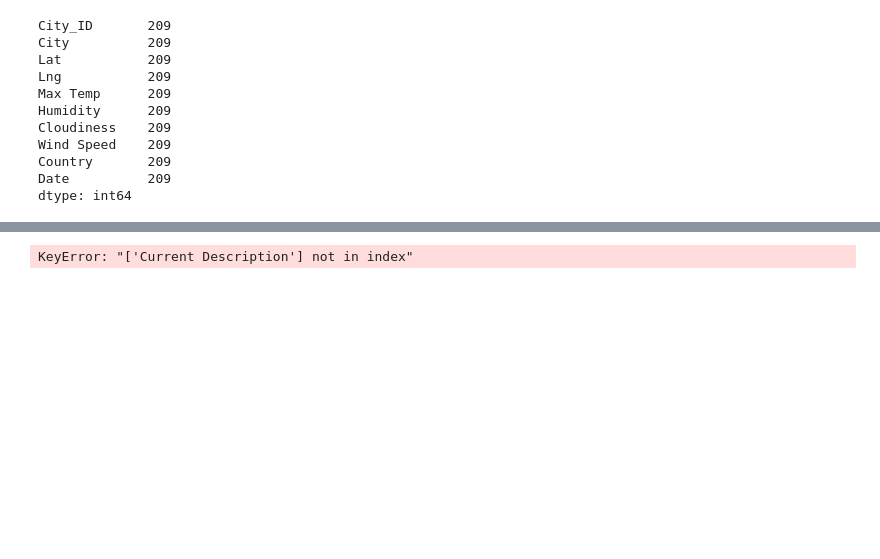
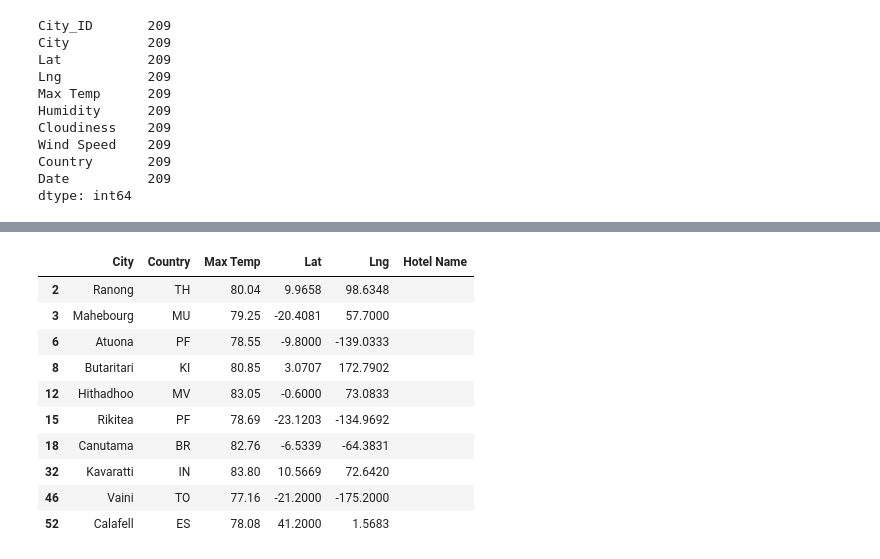
Before and after one commit to BNew2022/World_Weather_Analysis, a Jupyter notebook: Vacation_Search/Vacation_Search.ipynb, the cells around one changed output, grey strips where cells are left out. Drawn from its saved outputs; the diff is of its cells as text; code cells hidden in the pictures; blank space fills up the shorter version.

```diff
--- a/Vacation_Search/Vacation_Search.ipynb
+++ b/Vacation_Search/Vacation_Search.ipynb
@@ -96,12 +105,22 @@ dtype: int64
 # %%
 # 5a. Create DataFrame called hotel_df to store hotel names along with city, country, max temp, and coordinates.
-hotel_df = preferred_cities_2_df[["City", "Country", "Max Temp", "Current Description", "Lat", "Lng"]].copy()
+hotel_df = preferred_cities_2_df[["City", "Country", "Max Temp", "Lat", "Lng"]].copy()
 
 # 5b. Create a new column "Hotel Name"
 hotel_df["Hotel Name"] = ""
 hotel_df.head(10)
 # %% [output]
-KeyError: "['Current Description'] not in index"
+|  | City | Country | Max Temp | Lat | Lng | Hotel Name |
+| 2 | Ranong | TH | 80.04 | 9.9658 | 98.6348 |  |
+| 3 | Mahebourg | MU | 79.25 | -20.4081 | 57.7000 |  |
+| 6 | Atuona | PF | 78.55 | -9.8000 | -139.0333 |  |
+| 8 | Butaritari | KI | 80.85 | 3.0707 | 172.7902 |  |
+| 12 | Hithadhoo | MV | 83.05 | -0.6000 | 73.0833 |  |
+| 15 | Rikitea | PF | 78.69 | -23.1203 | -134.9692 |  |
+| 18 | Canutama | BR | 82.76 | -6.5339 | -64.3831 |  |
+| 32 | Kavaratti | IN | 83.80 | 10.5669 | 72.6420 |  |
+| 46 | Vaini | TO | 77.16 | -21.2000 | -175.2000 |  |
+| 52 | Calafell | ES | 78.08 | 41.2000 | 1.5683 |  |
 # %%
 # 6a. Set parameters to search for hotels with 5000 meters.
 params = {
```
Also changed, not shown: parts of 6 cells of this notebook, 1 other file.
